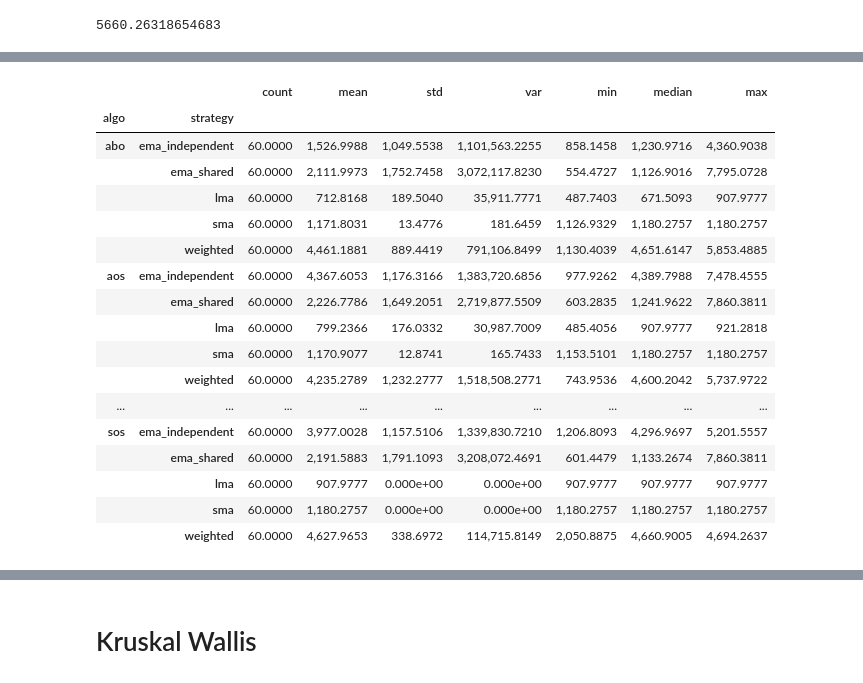
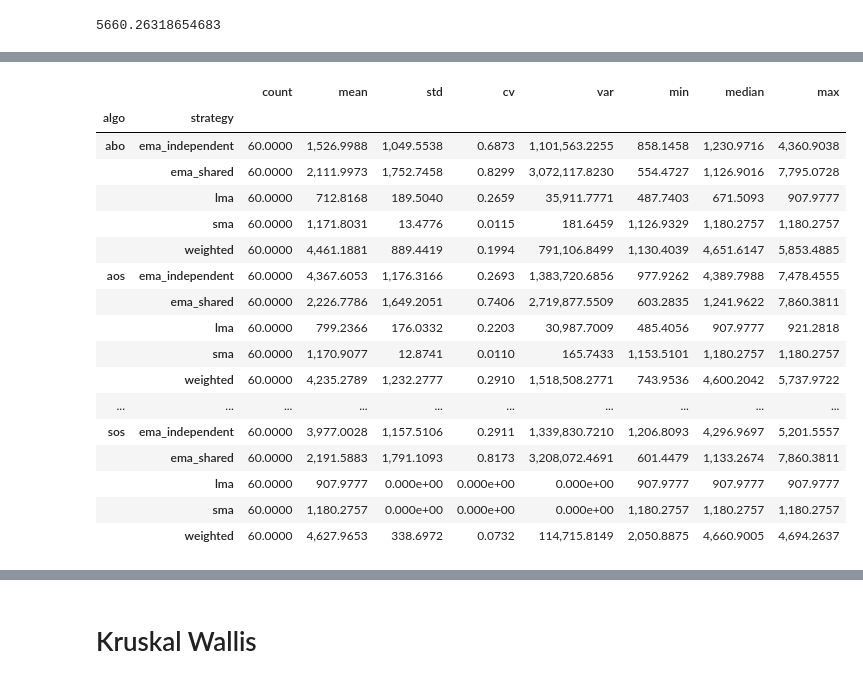
Before and after one commit to AndreHrs/trading-param-optimizer, a Jupyter notebook: notebook.ipynb, the cells around one changed output, grey strips where cells are left out. Saved outputs shown, nothing was run; the diff lists cells and outputs as text; code cells hidden in the pictures.

```diff
--- a/notebook.ipynb
+++ b/notebook.ipynb
@@ -58,39 +58,45 @@ display(stats.map(fmt))
 # %%
 df = pd.concat([fixed_results, random_results], ignore_index=True)
 
 # Flip fitness because gps is maximizing not minimizing
 df.loc[df["algo"] == "gps", "best_fitness"] *= -1
 
 def fmt(x):
     if pd.isna(x):
         return "NaN"
     if abs(x) < 1e-7 or abs(x) > 9_999_999:
         return f"{x:.3e}"
     if x == 0:
         return "0"
     return f"{x:,.4f}"
 
 stats = (
     df.groupby(['algo', 'strategy'])['test_final_cash']
     .agg(count='count', mean='mean', std='std', var='var', min='min', median='median', max='max')
 )
+
+stats['cv'] = stats['std'] / stats['mean']
+
+column_order = ['count', 'mean', 'std', 'cv', 'var', 'min', 'median', 'max']
+stats = stats[column_order]
+
 display(stats.map(fmt))
 # %% [output]
-|  |  | count | mean | std | var | min | median | max |
-| algo | strategy |  |  |  |  |  |  |  |
-| abo | ema_independent | 60.0000 | 1,526.9988 | 1,049.5538 | 1,101,563.2255 | 858.1458 | 1,230.9716 | 4,360.9038 |
-|  | ema_shared | 60.0000 | 2,111.9973 | 1,752.7458 | 3,072,117.8230 | 554.4727 | 1,126.9016 | 7,795.0728 |
-|  | lma | 60.0000 | 712.8168 | 189.5040 | 35,911.7771 | 487.7403 | 671.5093 | 907.9777 |
-|  | sma | 60.0000 | 1,171.8031 | 13.4776 | 181.6459 | 1,126.9329 | 1,180.2757 | 1,180.2757 |
-|  | weighted | 60.0000 | 4,461.1881 | 889.4419 | 791,106.8499 | 1,130.4039 | 4,651.6147 | 5,853.4885 |
-| aos | ema_independent | 60.0000 | 4,367.6053 | 1,176.3166 | 1,383,720.6856 | 977.9262 | 4,389.7988 | 7,478.4555 |
-|  | ema_shared | 60.0000 | 2,226.7786 | 1,649.2051 | 2,719,877.5509 | 603.2835 | 1,241.9622 | 7,860.3811 |
-|  | lma | 60.0000 | 799.2366 | 176.0332 | 30,987.7009 | 485.4056 | 907.9777 | 921.2818 |
-|  | sma | 60.0000 | 1,170.9077 | 12.8741 | 165.7433 | 1,153.5101 | 1,180.2757 | 1,180.2757 |
-|  | weighted | 60.0000 | 4,235.2789 | 1,232.2777 | 1,518,508.2771 | 743.9536 | 4,600.2042 | 5,737.9722 |
-| ... | ... | ... | ... | ... | ... | ... | ... | ... |
-| sos | ema_independent | 60.0000 | 3,977.0028 | 1,157.5106 | 1,339,830.7210 | 1,206.8093 | 4,296.9697 | 5,201.5557 |
-|  | ema_shared | 60.0000 | 2,191.5883 | 1,791.1093 | 3,208,072.4691 | 601.4479 | 1,133.2674 | 7,860.3811 |
-|  | lma | 60.0000 | 907.9777 | 0.000e+00 | 0.000e+00 | 907.9777 | 907.9777 | 907.9777 |
-|  | sma | 60.0000 | 1,180.2757 | 0.000e+00 | 0.000e+00 | 1,180.2757 | 1,180.2757 | 1,180.2757 |
-|  | weighted | 60.0000 | 4,627.9653 | 338.6972 | 114,715.8149 | 2,050.8875 | 4,660.9005 | 4,694.2637 |
+|  |  | count | mean | std | cv | var | min | median | max |
+| algo | strategy |  |  |  |  |  |  |  |  |
+| abo | ema_independent | 60.0000 | 1,526.9988 | 1,049.5538 | 0.6873 | 1,101,563.2255 | 858.1458 | 1,230.9716 | 4,360.9038 |
+|  | ema_shared | 60.0000 | 2,111.9973 | 1,752.7458 | 0.8299 | 3,072,117.8230 | 554.4727 | 1,126.9016 | 7,795.0728 |
+|  | lma | 60.0000 | 712.8168 | 189.5040 | 0.2659 | 35,911.7771 | 487.7403 | 671.5093 | 907.9777 |
+|  | sma | 60.0000 | 1,171.8031 | 13.4776 | 0.0115 | 181.6459 | 1,126.9329 | 1,180.2757 | 1,180.2757 |
+|  | weighted | 60.0000 | 4,461.1881 | 889.4419 | 0.1994 | 791,106.8499 | 1,130.4039 | 4,651.6147 | 5,853.4885 |
+| aos | ema_independent | 60.0000 | 4,367.6053 | 1,176.3166 | 0.2693 | 1,383,720.6856 | 977.9262 | 4,389.7988 | 7,478.4555 |
+|  | ema_shared | 60.0000 | 2,226.7786 | 1,649.2051 | 0.7406 | 2,719,877.5509 | 603.2835 | 1,241.9622 | 7,860.3811 |
+|  | lma | 60.0000 | 799.2366 | 176.0332 | 0.2203 | 30,987.7009 | 485.4056 | 907.9777 | 921.2818 |
+|  | sma | 60.0000 | 1,170.9077 | 12.8741 | 0.0110 | 165.7433 | 1,153.5101 | 1,180.2757 | 1,180.2757 |
+|  | weighted | 60.0000 | 4,235.2789 | 1,232.2777 | 0.2910 | 1,518,508.2771 | 743.9536 | 4,600.2042 | 5,737.9722 |
+| ... | ... | ... | ... | ... | ... | ... | ... | ... | ... |
+| sos | ema_independent | 60.0000 | 3,977.0028 | 1,157.5106 | 0.2911 | 1,339,830.7210 | 1,206.8093 | 4,296.9697 | 5,201.5557 |
+|  | ema_shared | 60.0000 | 2,191.5883 | 1,791.1093 | 0.8173 | 3,208,072.4691 | 601.4479 | 1,133.2674 | 7,860.3811 |
+|  | lma | 60.0000 | 907.9777 | 0.000e+00 | 0.000e+00 | 0.000e+00 | 907.9777 | 907.9777 | 907.9777 |
+|  | sma | 60.0000 | 1,180.2757 | 0.000e+00 | 0.000e+00 | 0.000e+00 | 1,180.2757 | 1,180.2757 | 1,180.2757 |
+|  | weighted | 60.0000 | 4,627.9653 | 338.6972 | 0.0732 | 114,715.8149 | 2,050.8875 | 4,660.9005 | 4,694.2637 |
```
Also changed, not shown: parts of 3 cells of this notebook, 3 other files.
